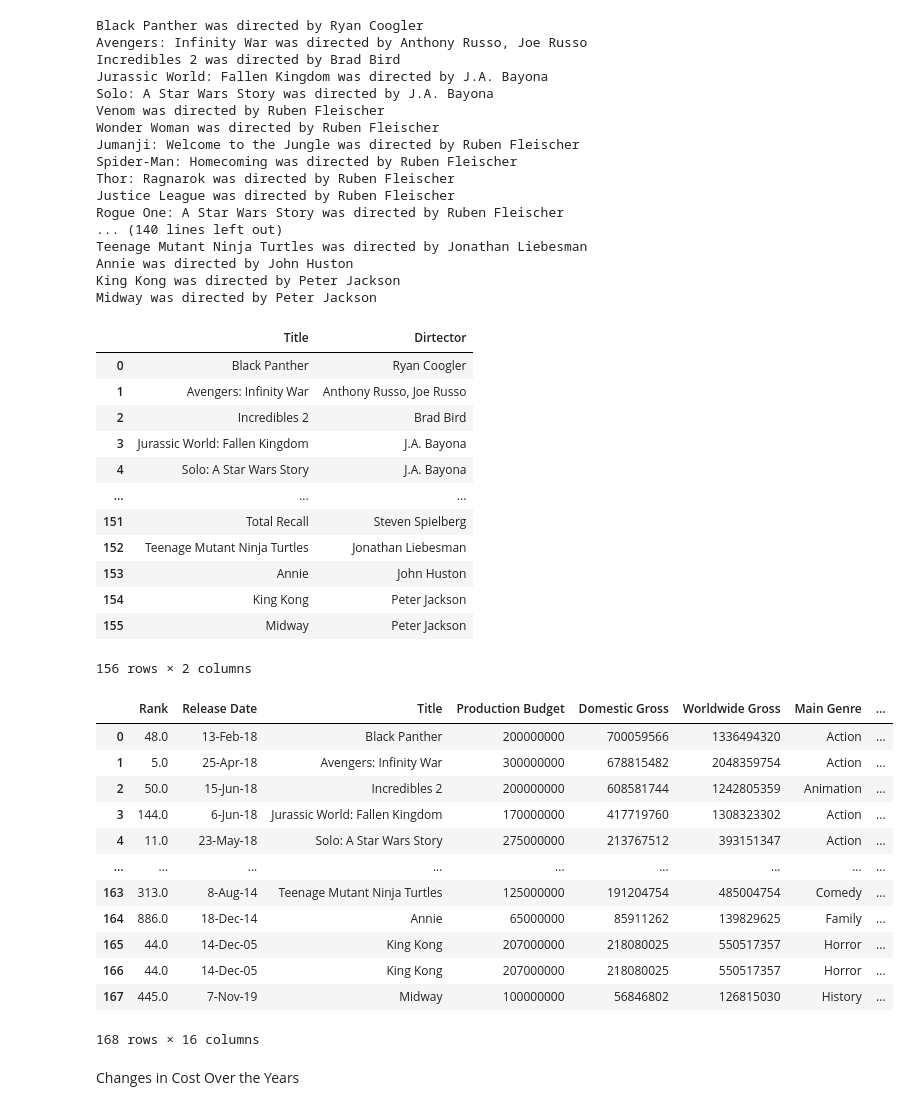
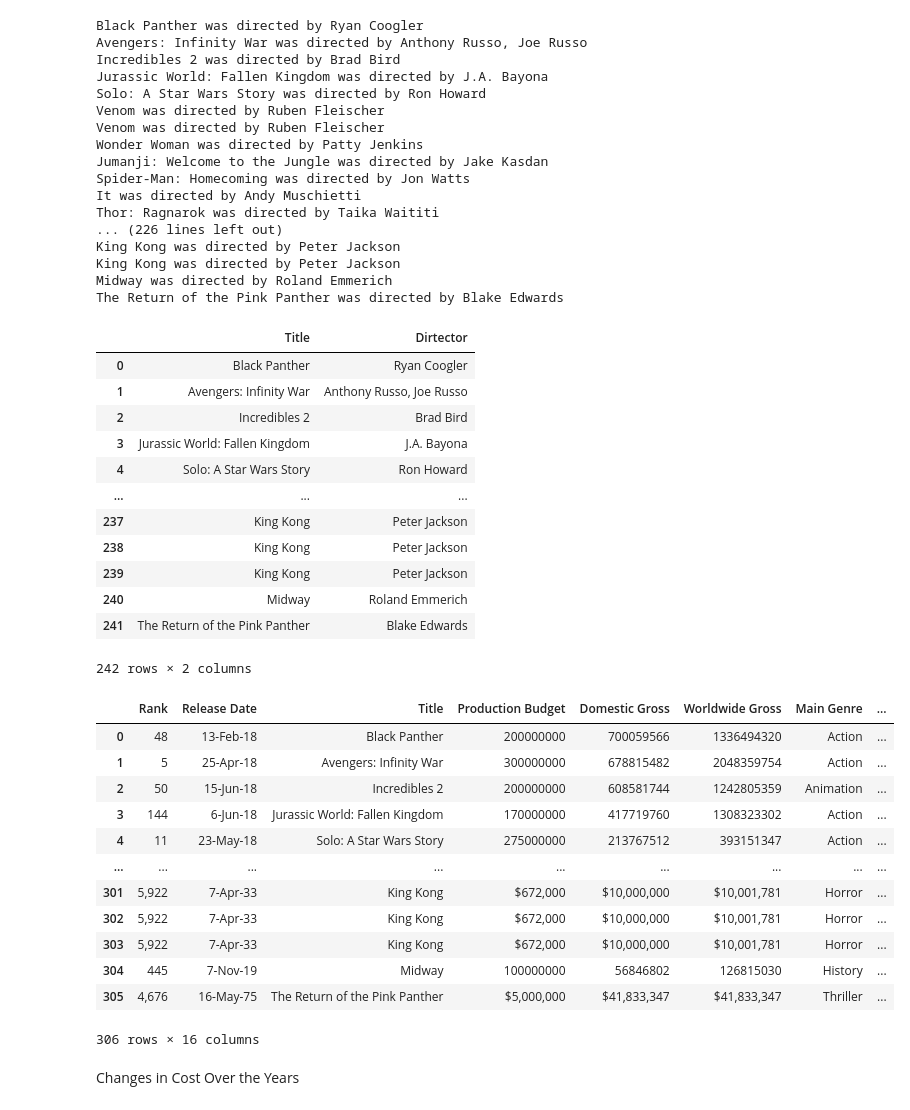
Before and after one commit to annied222/Project_1, a Jupyter notebook: movies.ipynb, the cells around one changed output. Saved outputs shown, nothing was run; the diff lists cells and outputs as text; code cells hidden in the pictures.

Commit message:
updated budget data

```diff
--- a/movies.ipynb
+++ b/movies.ipynb
@@ -47,7 +47,7 @@ for movie in title:
 
 
     response.append({ "Title":movie,
-                    "Dirtector": directors})
+                    "Director": directors})
 
     print(f"{movie} was directed by {directors}")
 # %% [output]
@@ -55,19 +55,19 @@ Black Panther was directed by Ryan Coogler
 Avengers: Infinity War was directed by Anthony Russo, Joe Russo
 Incredibles 2 was directed by Brad Bird
 Jurassic World: Fallen Kingdom was directed by J.A. Bayona
-Solo: A Star Wars Story was directed by J.A. Bayona
+Solo: A Star Wars Story was directed by Ron Howard
 Venom was directed by Ruben Fleischer
-Wonder Woman was directed by Ruben Fleischer
-Jumanji: Welcome to the Jungle was directed by Ruben Fleischer
-Spider-Man: Homecoming was directed by Ruben Fleischer
-Thor: Ragnarok was directed by Ruben Fleischer
-Justice League was directed by Ruben Fleischer
-Rogue One: A Star Wars Story was directed by Ruben Fleischer
-... (140 lines left out)
-Teenage Mutant Ninja Turtles was directed by Jonathan Liebesman
-Annie was directed by John Huston
+Venom was directed by Ruben Fleischer
+Wonder Woman was directed by Patty Jenkins
+Jumanji: Welcome to the Jungle was directed by Jake Kasdan
+Spider-Man: Homecoming was directed by Jon Watts
+It was directed by Andy Muschietti
+Thor: Ragnarok was directed by Taika Waititi
+... (226 lines left out)
 King Kong was directed by Peter Jackson
-Midway was directed by Peter Jackson
+King Kong was directed by Peter Jackson
+Midway was directed by Roland Emmerich
+The Return of the Pink Panther was directed by Blake Edwards
 # %%
 director_df = pd.DataFrame(response)
 director_df.to_csv("data/director.csv", index_label="Movie ID")
@@ -78,31 +78,32 @@ director_df
 | 1 | Avengers: Infinity War | Anthony Russo, Joe Russo |
 | 2 | Incredibles 2 | Brad Bird |
 | 3 | Jurassic World: Fallen Kingdom | J.A. Bayona |
-| 4 | Solo: A Star Wars Story | J.A. Bayona |
+| 4 | Solo: A Star Wars Story | Ron Howard |
 | ... | ... | ... |
-| 151 | Total Recall | Steven Spielberg |
-| 152 | Teenage Mutant Ninja Turtles | Jonathan Liebesman |
-| 153 | Annie | John Huston |
-| 154 | King Kong | Peter Jackson |
-| 155 | Midway | Peter Jackson |
+| 237 | King Kong | Peter Jackson |
+| 238 | King Kong | Peter Jackson |
+| 239 | King Kong | Peter Jackson |
+| 240 | Midway | Roland Emmerich |
+| 241 | The Return of the Pink Panther | Blake Edwards |
-156 rows × 2 columns
+242 rows × 2 columns
 # %%
 allmovies_df = pd.merge(movies_df,director_df, how = "left", on = "Title")
+allmovies_df.to_csv("data/allmoviesdata.csv", index_label="Movie ID")
 allmovies_df
 # %% [output]
 |  | Rank | Release Date | Title | Production Budget | Domestic Gross | Worldwide Gross | Main Genre | ... |
-| 0 | 48.0 | 13-Feb-18 | Black Panther | 200000000 | 700059566 | 1336494320 | Action | ... |
-| 1 | 5.0 | 25-Apr-18 | Avengers: Infinity War | 300000000 | 678815482 | 2048359754 | Action | ... |
-| 2 | 50.0 | 15-Jun-18 | Incredibles 2 | 200000000 | 608581744 | 1242805359 | Animation | ... |
-| 3 | 144.0 | 6-Jun-18 | Jurassic World: Fallen Kingdom | 170000000 | 417719760 | 1308323302 | Action | ... |
-| 4 | 11.0 | 23-May-18 | Solo: A Star Wars Story | 275000000 | 213767512 | 393151347 | Action | ... |
+| 0 | 48 | 13-Feb-18 | Black Panther | 200000000 | 700059566 | 1336494320 | Action | ... |
+| 1 | 5 | 25-Apr-18 | Avengers: Infinity War | 300000000 | 678815482 | 2048359754 | Action | ... |
+| 2 | 50 | 15-Jun-18 | Incredibles 2 | 200000000 | 608581744 | 1242805359 | Animation | ... |
+| 3 | 144 | 6-Jun-18 | Jurassic World: Fallen Kingdom | 170000000 | 417719760 | 1308323302 | Action | ... |
+| 4 | 11 | 23-May-18 | Solo: A Star Wars Story | 275000000 | 213767512 | 393151347 | Action | ... |
 | ... | ... | ... | ... | ... | ... | ... | ... | ... |
-| 163 | 313.0 | 8-Aug-14 | Teenage Mutant Ninja Turtles | 125000000 | 191204754 | 485004754 | Comedy | ... |
-| 164 | 886.0 | 18-Dec-14 | Annie | 65000000 | 85911262 | 139829625 | Family | ... |
-| 165 | 44.0 | 14-Dec-05 | King Kong | 207000000 | 218080025 | 550517357 | Horror | ... |
-| 166 | 44.0 | 14-Dec-05 | King Kong | 207000000 | 218080025 | 550517357 | Horror | ... |
-| 167 | 445.0 | 7-Nov-19 | Midway | 100000000 | 56846802 | 126815030 | History | ... |
+| 301 | 5,922 | 7-Apr-33 | King Kong | $672,000 | $10,000,000 | $10,001,781 | Horror | ... |
+| 302 | 5,922 | 7-Apr-33 | King Kong | $672,000 | $10,000,000 | $10,001,781 | Horror | ... |
+| 303 | 5,922 | 7-Apr-33 | King Kong | $672,000 | $10,000,000 | $10,001,781 | Horror | ... |
+| 304 | 445 | 7-Nov-19 | Midway | 100000000 | 56846802 | 126815030 | History | ... |
+| 305 | 4,676 | 16-May-75 | The Return of the Pink Panther | $5,000,000 | $41,833,347 | $41,833,347 | Thriller | ... |
-168 rows × 16 columns
+306 rows × 16 columns
 # %% [markdown]
 Changes in Cost Over the Years
 # %% [markdown]
```
Also changed, not shown: parts of 1 cell of this notebook, 2 other files.
